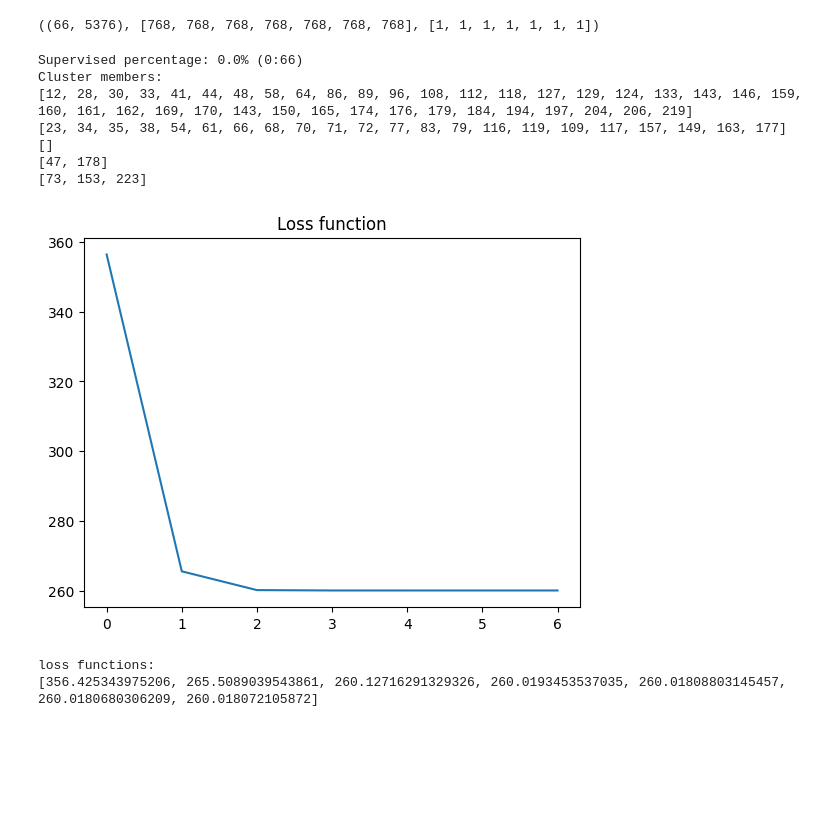
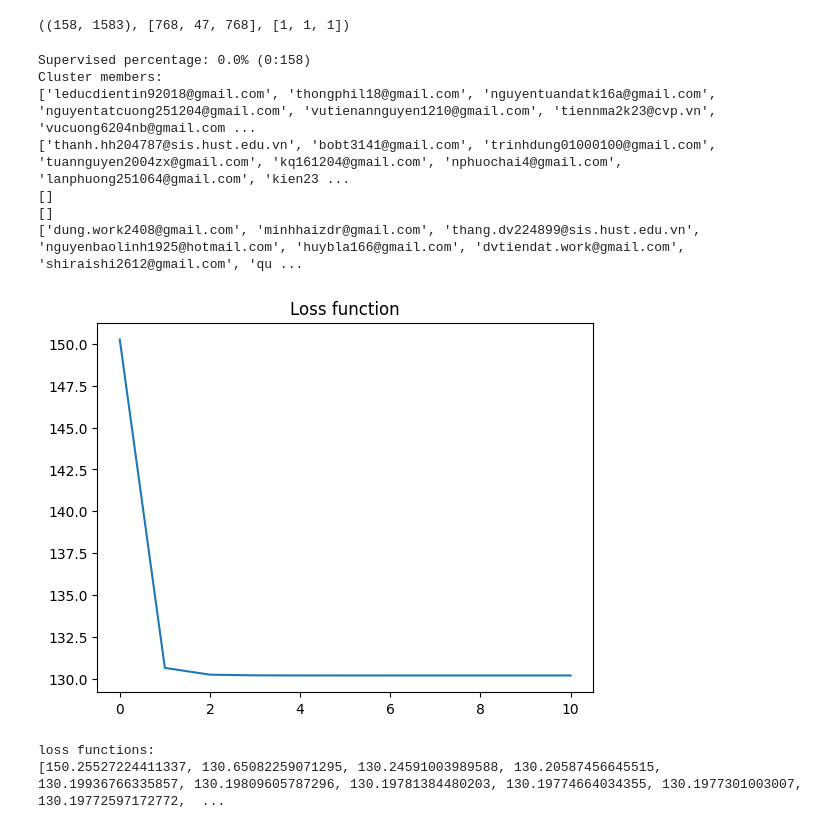
Before and after one commit to hoangtc125/algo-clustering-service, a Jupyter notebook: notebook/text_loading.ipynb, the cells around one changed output. Cells and saved outputs as stored; diff of their text form; code cells hidden in the pictures; blank space fills up the shorter version.

Commit message:
clustering: norm distance and test on egg data

```diff
--- a/notebook/text_loading.ipynb
+++ b/notebook/text_loading.ipynb
@@ -4,3 +8,3 @@ import numpy as np
 # %%
-excel_data_df = pd.ExcelFile(r'../data/nha.xlsx')
-excel_data_df = excel_data_df.parse(excel_data_df.sheet_names[3])
+excel_data_df = pd.ExcelFile(r'../data/egg.xlsx')
+excel_data_df = excel_data_df.parse(excel_data_df.sheet_names[0])
@@ -30,9 +31,10 @@ for idx, header in enumerate(excel_data_df.columns.tolist()):
 # excel_data_df = excel_data_df[(excel_data_df["11. Bạn mong muốn tham gia vào ban"] == "Nhân sự")]
 # excel_data_df = excel_data_df[(excel_data_df["11. Bạn mong muốn tham gia vào ban"] == "Đối ngoại")]
 # excel_data_df = excel_data_df[(excel_data_df["11. Bạn mong muốn tham gia vào ban"] == "Chuyên môn")]
+excel_data_df.reset_index(drop=True, inplace=True)
 excel_data_df.fillna("", inplace = True)
 # identity = list(excel_data_df.index.values)
-identity = excel_data_df.loc[:, "ID"].tolist()
+identity = excel_data_df.iloc[:, 1].tolist()
 # %%
 import sys; sys.path.insert(0, '..')
 from app.loader import loader
@@ -50,0 +65,10 @@ fields_chosen = [
+# %%
+from datetime import datetime
+vectors = {}
+for id_field, config in fields_chosen.items():
+    start = datetime.now()
+    func = config[0]
+    raw_data = excel_data_df.iloc[:, id_field].tolist()
+    data = func(raw_data)
+    vectors[id_field] = data
+    print(f"{round(100 * (list(fields_chosen).index(id_field) + 1) / len(fields_chosen), 2)}% ({datetime.now() - start})")
@@ -51,39 +84,50 @@ fields_chosen = [
 # %%
+cluster_fields = [
+    # 3,
+    # 4,
+    # 5,
+    6,
+    # 7,
+    # 8,
+    9,
+    10,
+]
 dataset = None
 data_field_len = []
 data_field_weight = []
-for idx, func, w in fields_chosen:
-    raw_data = excel_data_df.iloc[:, idx].tolist()
-    data = func(raw_data)
-    dataset = data if dataset is None else np.hstack((dataset, data))
+for idx, id_field in enumerate(cluster_fields):
+    data = np.array(vectors[id_field])
+    dataset = data if idx == 0 else np.hstack((dataset, data))
     data_field_len.append(data.shape[1])
-    data_field_weight.append(w)
+    data_field_weight.append(fields_chosen[id_field][1])
 dataset.shape, data_field_len, data_field_weight
 # %% [output]
-((66, 5376), [768, 768, 768, 768, 768, 768, 768], [1, 1, 1, 1, 1, 1, 1])
+((158, 1583), [768, 47, 768], [1, 1, 1])
 # %%
 supervised_set = [
+    [
+
+    ]
 ]
 ssmc_fcm = SSMC_FCM(
     dataset=dataset,
     fields_len=data_field_len,
-    fields_weight=data_field_weight,
-    # fields_weight=[3, 1, 1, 3, 1],
+    fields_weight=[1.2, 1, 1],
     n_clusters=5,
     identity=identity,
     supervised_set=supervised_set,
 )
 ssmc_fcm.clustering()
 ssmc_fcm.show_cluster_members()
 ssmc_fcm.show_loss_function()
 # %% [output]
-Supervised percentage: 0.0% (0:66)
+Supervised percentage: 0.0% (0:158)
 Cluster members:
-[12, 28, 30, 33, 41, 44, 48, 58, 64, 86, 89, 96, 108, 112, 118, 127, 129, 124, 133, 143, 146, 159, 160, 161, 162, 169, 170, 143, 150, 165, 174, 176, 179, 184, 194, 197, 204, 206, 219]
-[23, 34, 35, 38, 54, 61, 66, 68, 70, 71, 72, 77, 83, 79, 116, 119, 109, 117, 157, 149, 163, 177]
+['leducdientin92018@gmail.com', 'thongphil18@gmail.com', 'nguyentuandatk16a@gmail.com', 'nguyentatcuong251204@gmail.com', 'vutienannguyen1210@gmail.com', 'tiennma2k23@cvp.vn', 'vucuong6204nb@gmail.com ...
+['thanh.hh204787@sis.hust.edu.vn', 'bobt3141@gmail.com', 'trinhdung01000100@gmail.com', 'tuannguyen2004zx@gmail.com', 'kq161204@gmail.com', 'nphuochai4@gmail.com', 'lanphuong251064@gmail.com', 'kien23 ...
 []
-[47, 178]
-[73, 153, 223]
+[]
+['dung.work2408@gmail.com', 'minhhaizdr@gmail.com', 'thang.dv224899@sis.hust.edu.vn', 'nguyenbaolinh1925@hotmail.com', 'huybla166@gmail.com', 'dvtiendat.work@gmail.com', 'shiraishi2612@gmail.com', 'qu ...
-[figure, old version]
+[figure, new version]
 loss functions:
-[356.425343975206, 265.5089039543861, 260.12716291329326, 260.0193453537035, 260.01808803145457, 260.0180680306209, 260.018072105872]
+[150.25527224411337, 130.65082259071295, 130.24591003989588, 130.20587456645515, 130.19936766335857, 130.19809605787296, 130.19781384480203, 130.19774664034355, 130.1977301003007, 130.19772597172772,  ...
```
Also changed, not shown: parts of 10 cells of this notebook, 10 other files.
